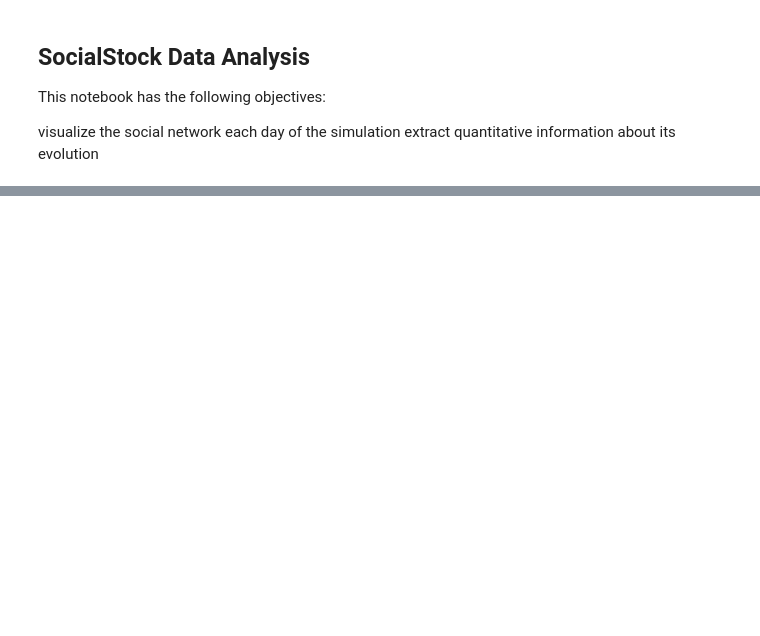
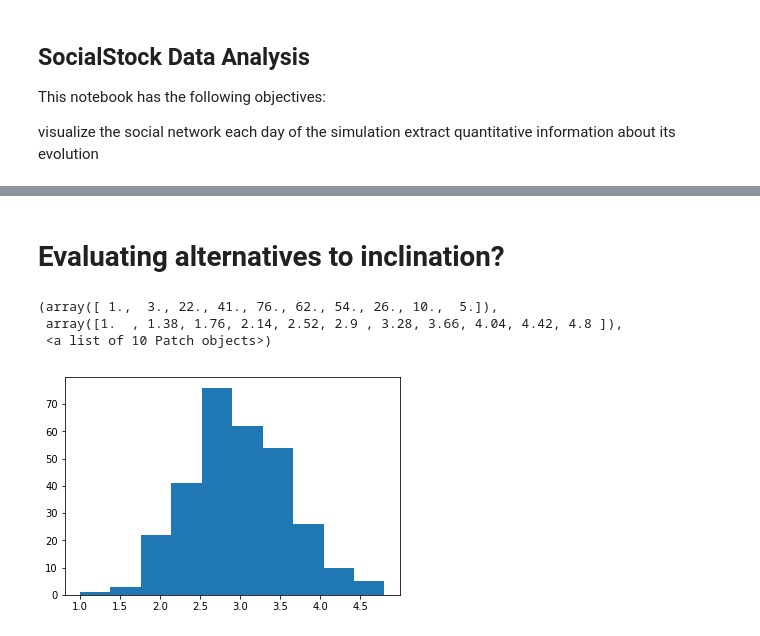
Before and after one commit to FedericoCinus/SocialStock, a Jupyter notebook: data/SocialStockAnalysis.ipynb, the cells around one changed output, grey strips where cells are left out. Saved outputs shown, nothing was run; the diff lists cells and outputs as text; code cells hidden in the pictures; blank space fills up the shorter version.

```diff
--- a/data/SocialStockAnalysis.ipynb
+++ b/data/SocialStockAnalysis.ipynb
@@ -80,0 +145,13 @@ for i in range(1,15) :
+# %% [markdown]
+# Evaluating alternatives to inclination?
+# %%
+feO = np.random.randint(1,6, size = (300,5))
+feO
+
+feOm = np.mean(feO , axis =1)
+plt.hist(feOm)
+# %% [output]
+(array([ 1.,  3., 22., 41., 76., 62., 54., 26., 10.,  5.]),
+ array([1.  , 1.38, 1.76, 2.14, 2.52, 2.9 , 3.28, 3.66, 4.04, 4.42, 4.8 ]),
+ <a list of 10 Patch objects>)
+[figure, added]
```
Also changed, not shown: parts of 18 cells of this notebook, 29 other files.
